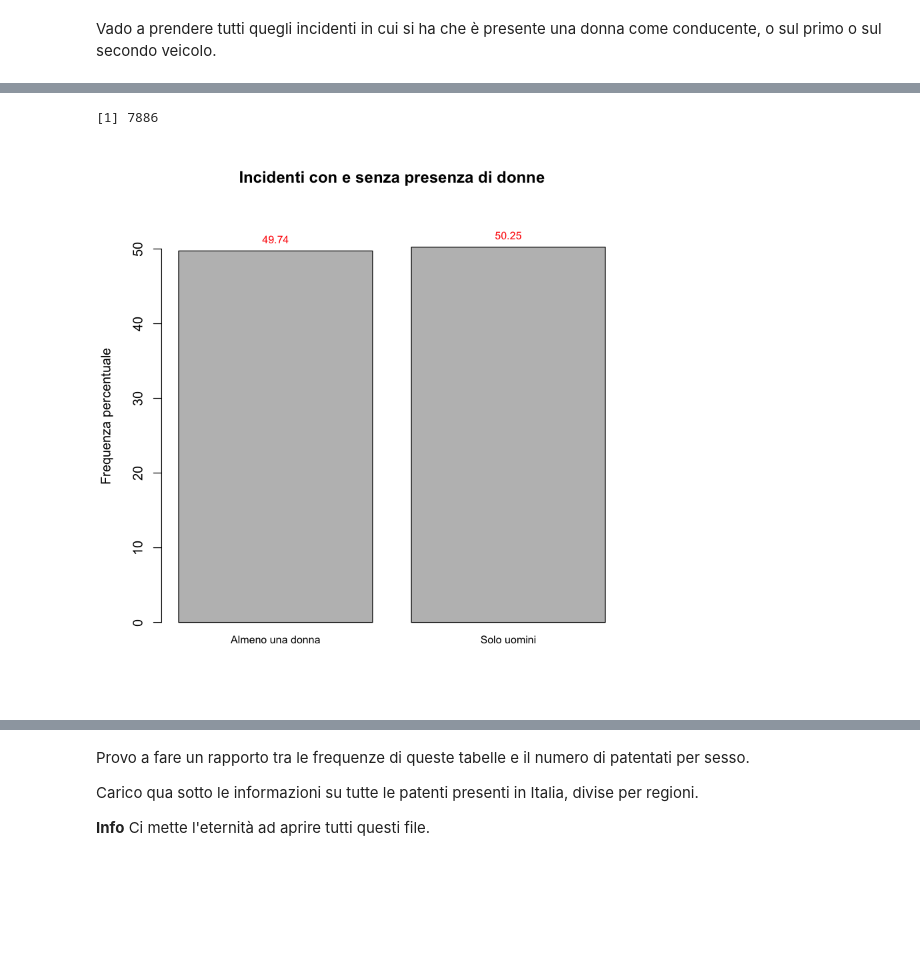
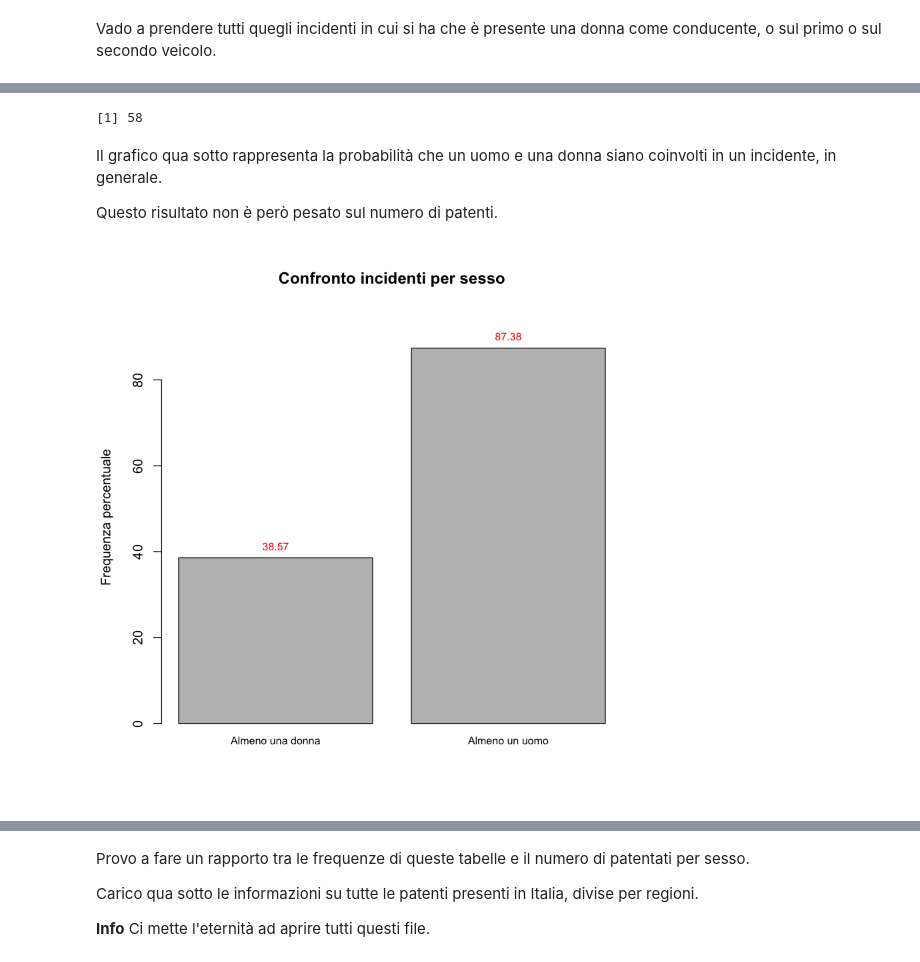
Before and after one commit to LeonardoAlchieri/car_accidents_italy, a Jupyter notebook: leoNotebook.ipynb, the cells around one changed output, grey strips where cells are left out. Cells and saved outputs as stored; diff of their text form; code cells hidden in the pictures; blank space fills up the shorter version.

```diff
--- a/leoNotebook.ipynb
+++ b/leoNotebook.ipynb
@@ -321,8 +347,8 @@ incidenti_con_almeno_un_uomo = sample_data[which(veicolo__a___sesso_conducente==
+# %%
+incidenti_uomo_donna_confronto = as.table(c(nrow(incidenti_con_almeno_una_donna),nrow(incidenti_con_almeno_un_uomo)))
+rownames(incidenti_uomo_donna_confronto) = c("Almeno una donna", "Almeno un uomo")
 # %%
-incidenti_con_solo_uomo = sample_data[which(veicolo__a___sesso_conducente=="Maschio" & veicolo__b___sesso_conducente=="Maschio"),]
+incidenti_solo_sconosciuti = sample_data[which(veicolo__a___sesso_conducente=="Sconosciuto" & veicolo__b___sesso_conducente=="Sconosciuto"),]
+nrow(incidenti_solo_sconosciuti)
+# %% [output]
+[1] 58
-# %%
-nrow(incidenti_con_solo_uomo)
-# %% [output]
-[1] 7886
-# %%
-incidenti_uomo_donna_confronto = as.table(c(nrow(incidenti_con_almeno_una_donna),nrow(incidenti_con_solo_uomo)))
@@ -331,12 +355,16 @@ rownames(incidenti_uomo_donna_confronto) = c("Almeno una donna", "Solo uomini")
+# %% [markdown]
+Il grafico qua sotto rappresenta la probabilità che un uomo e una donna siano coinvolti in un incidente, in generale.
+
+Questo risultato non è però pesato sul numero di patenti.
 # %%
-incidenti_uomo_donna_confronto.percfreq <- as.numeric(as.character(as.integer(incidenti_uomo_donna_confronto/(incidenti_uomo_donna_confronto[1]+incidenti_uomo_donna_confronto[2])*10000)/100))
+incidenti_uomo_donna_confronto.percfreq <- as.numeric(as.character(as.integer(incidenti_uomo_donna_confronto/(SAMPLE_SIZE - nrow(incidenti_solo_sconosciuti))*10000)/100))
 ylim <- c(0, 1.1*max(incidenti_uomo_donna_confronto.percfreq))
 xx <- barplot(incidenti_uomo_donna_confronto.percfreq, xaxt = 'n', xlab = '', width = 0.85, ylim = ylim,
-              main = "Incidenti con e senza presenza di donne",
+              main = "Confronto incidenti per sesso",
               ylab = "Frequenza percentuale")
 text(x = xx, y = incidenti_uomo_donna_confronto.percfreq,
      label = incidenti_uomo_donna_confronto.percfreq,
      pos = 3, cex = 0.8, col = "red")
-axis(1, at=xx, labels=c("Almeno una donna", "Solo uomini"), tick=FALSE, las=1, line=-0.5, cex.axis=0.8)
+axis(1, at=xx, labels=c("Almeno una donna", "Almeno un uomo"), tick=FALSE, las=1, line=-0.5, cex.axis=0.8)
 # %% [output]
-[figure, old version]
+[figure, new version]
```
Also changed, not shown: parts of 30 cells of this notebook.
